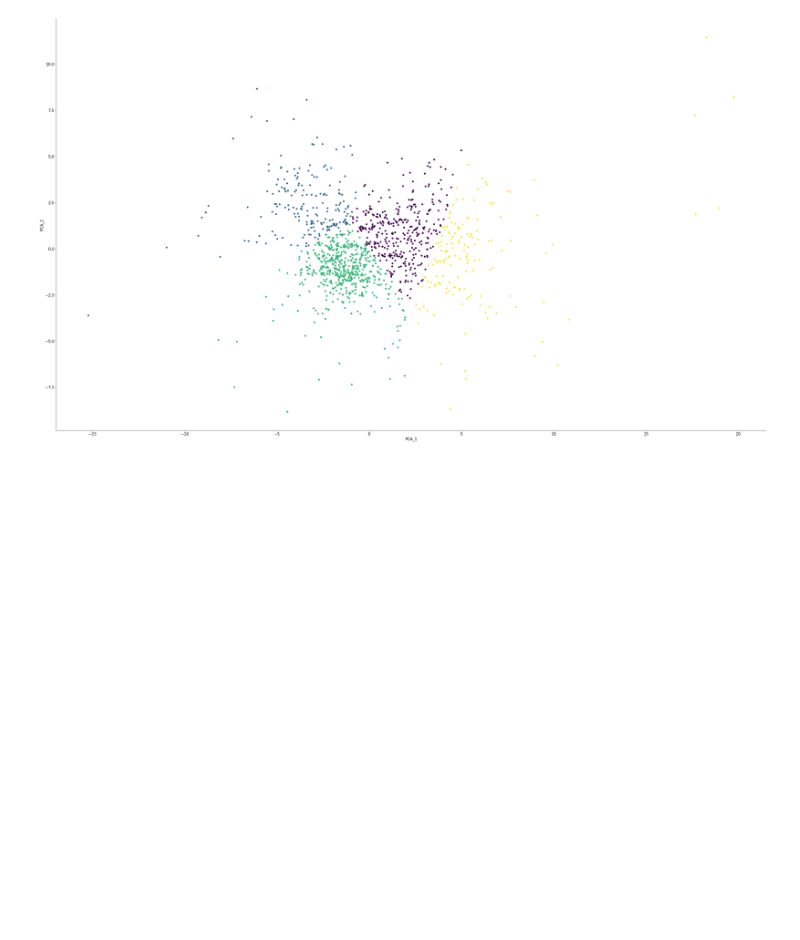
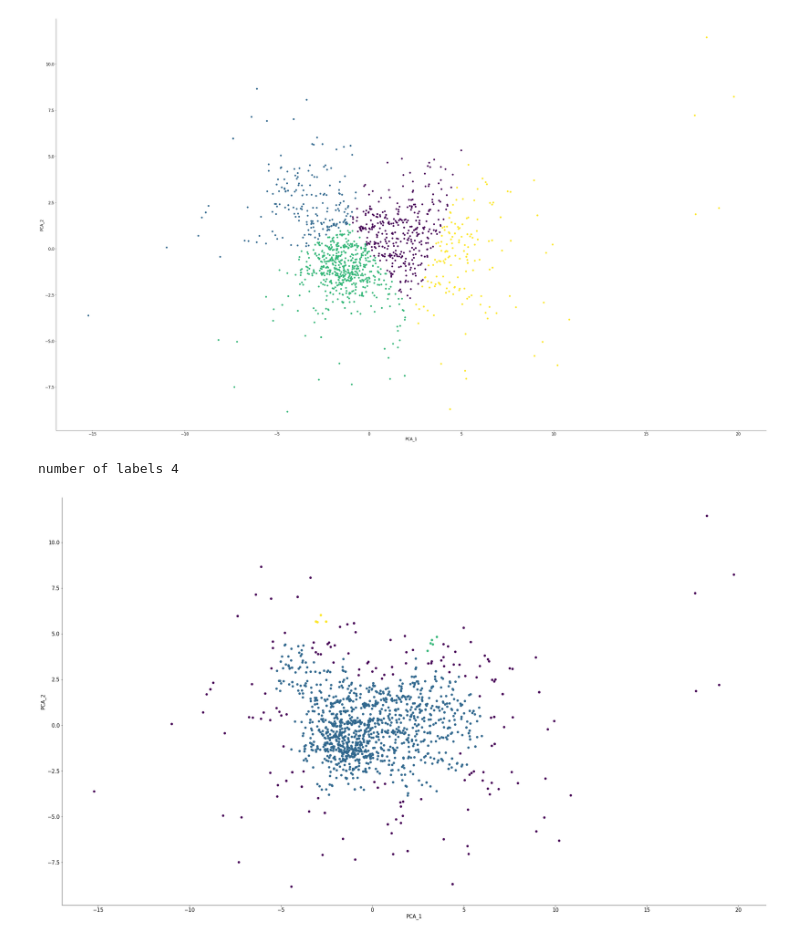
Before and after one commit to 2walkingfish/Neuromatch_Project_133, a Jupyter notebook: Explore_steinmetz_extra_dataset.ipynb, the cells around one changed output. Drawn from its saved outputs; the diff is of its cells as text; code cells hidden in the pictures; blank space fills up the shorter version.

```diff
--- a/Explore_steinmetz_extra_dataset.ipynb
+++ b/Explore_steinmetz_extra_dataset.ipynb
@@ -237,3 +237,19 @@ plt.ylabel('PCA_2')
 # %% [output]
 Text(0, 0.5, 'PCA_2')
 [figure]
+# %%
+density_clusters = DBSCAN(eps=0.5, min_samples = 5, metric='euclidean').fit(transformation_results)
+
+labels_DBSCAN = density_clusters.labels_
+
+plt.figure(figsize=(30,30))
+plt.scatter(transformation_results[:,0],transformation_results[:,1], c= labels_DBSCAN)
+plt.gca().set_aspect('equal', adjustable='box')
+
+plt.xlabel('PCA_1')
+plt.ylabel('PCA_2')
+
+print('number of labels', len(set(labels_DBSCAN)))
+# %% [output]
+number of labels 4
+[figure, added]
```
Also changed, not shown: parts of 2 cells of this notebook.
